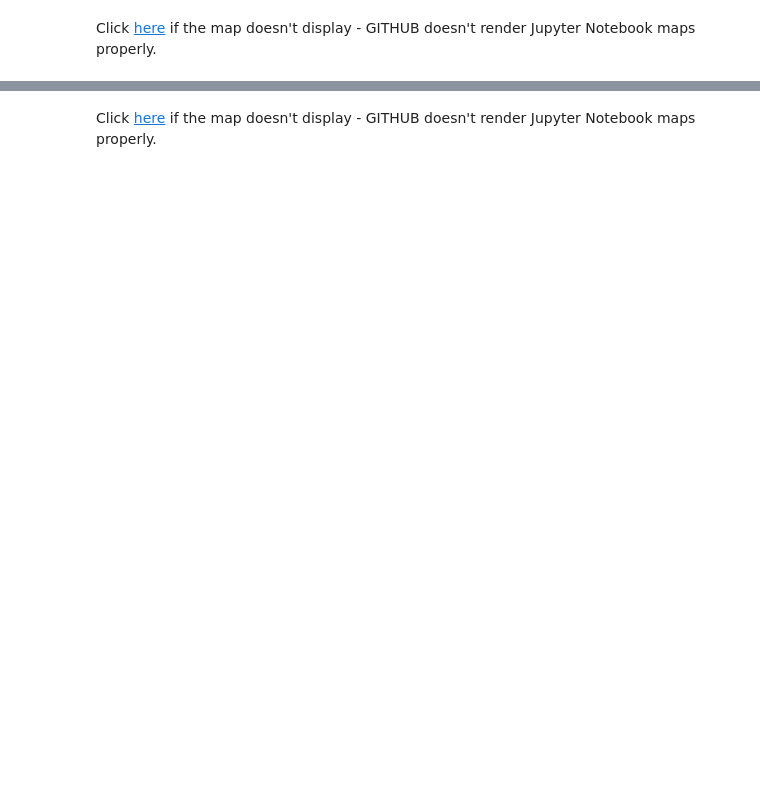
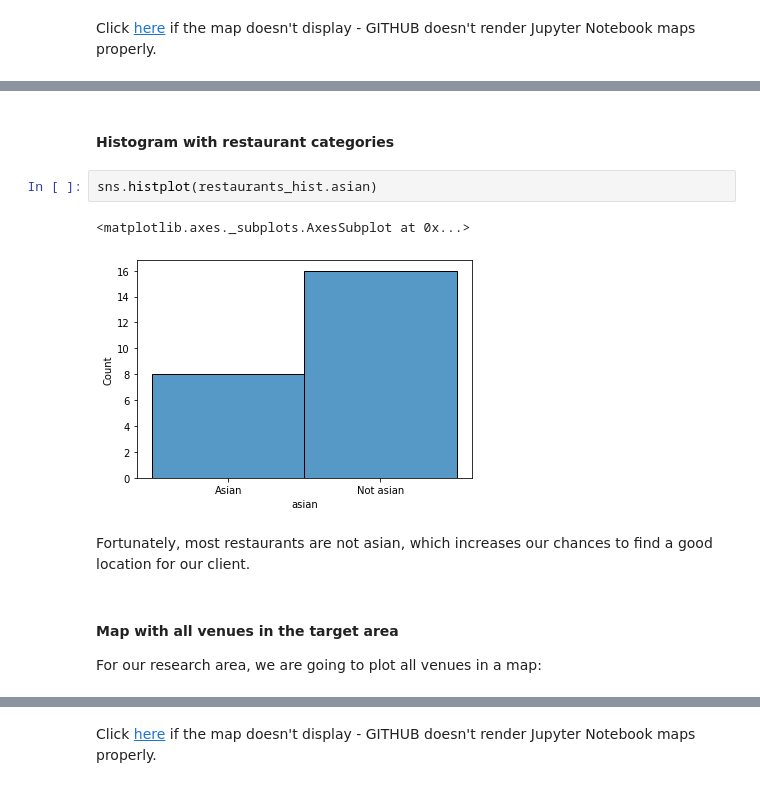
Before and after one commit to leaofrigo/Coursera_Capstone, a Jupyter notebook: mkt_analysis_final.ipynb, the cells around one changed output, grey strips where cells are left out. Saved outputs shown, nothing was run; the diff lists cells and outputs as text; blank space fills up the shorter version.

```diff
--- a/mkt_analysis_final.ipynb
+++ b/mkt_analysis_final.ipynb
@@ -113,3 +229,16 @@ Click [here](city_map.html) if the map doesn't display - GITHUB doesn't render J
+# %% [markdown]
+#### Histogram with restaurant categories
+# %%
+sns.histplot(restaurants_hist.asian)
+# %% [output]
+<matplotlib.axes._subplots.AxesSubplot at 0x...>
+[figure, added]
+# %% [markdown]
+Fortunately, most restaurants are not asian, which increases our chances to find a good location for our client.
+# %% [markdown]
+#### Map with all venues in the target area
+
+For our research area, we are going to plot all venues in a map:
 # %%
 # create research area map with markers
 city_map_marked = folium.Map(location=[fkf_latlon[0],fkf_latlon[1]], zoom_start=15)
```
Also changed, not shown: parts of 41 cells of this notebook, 10 other files.
